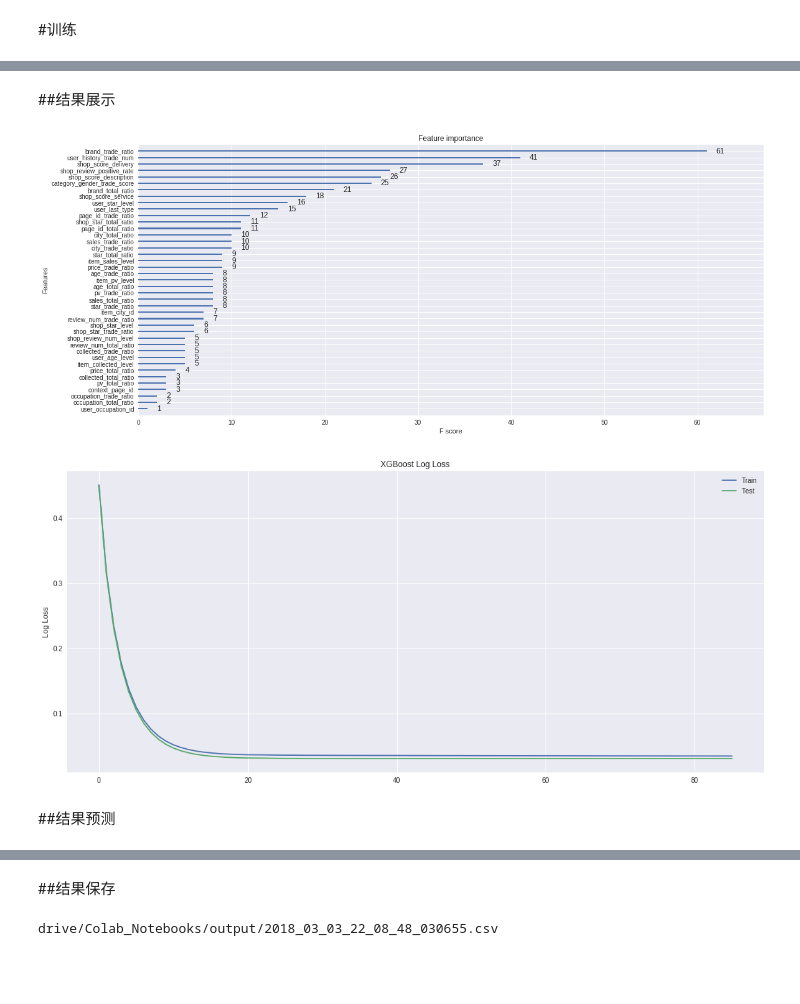
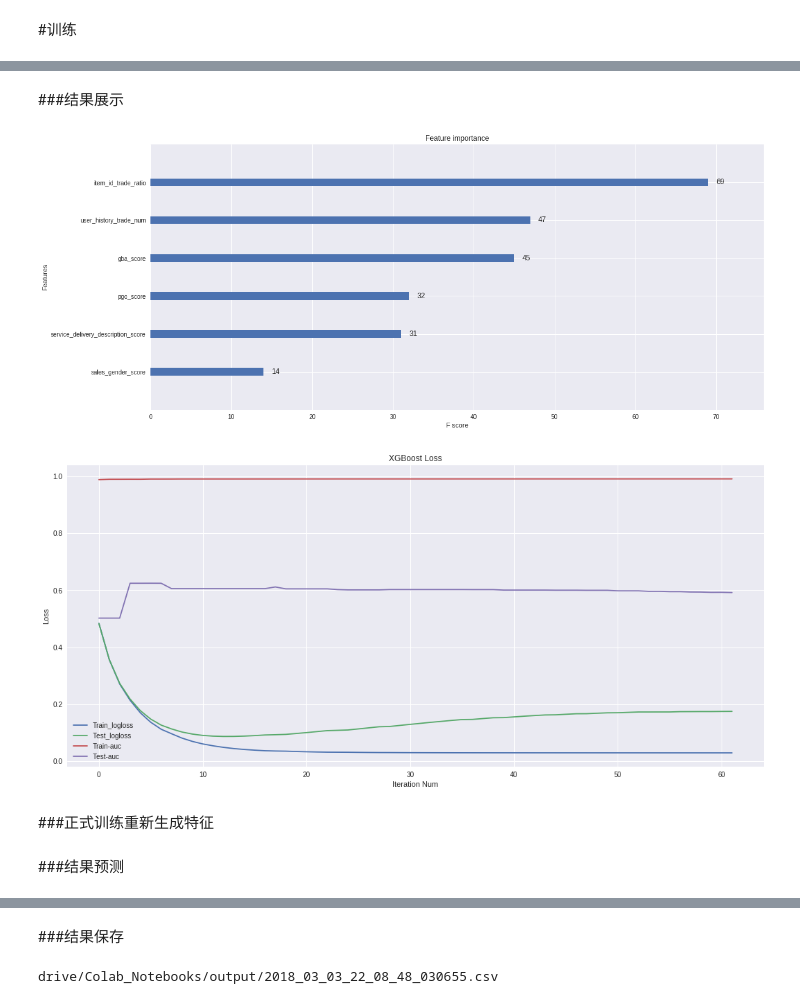
Before and after one commit to J-CIC/Tianchi_IJCAI2018, a Jupyter notebook: Tianchi_IJCAI.ipynb, the cells around one changed output, grey strips where cells are left out. Saved outputs shown, nothing was run; the diff lists cells and outputs as text; code cells hidden in the pictures; blank space fills up the shorter version.

```diff
--- a/Tianchi_IJCAI.ipynb
+++ b/Tianchi_IJCAI.ipynb
@@ -53,6 +58,8 @@ train_pd['day']=train_pd.context_timestamp.apply(lambda x:time.strftime("%Y-%m-%
 train_pd['hour']=train_pd.context_timestamp.apply(lambda x:time.strftime("%H",time.localtime(x+3600*8)))
 test_pd['day']=test_pd.context_timestamp.apply(lambda x:time.strftime("%Y-%m-%d",time.localtime(x+3600*8)))
 test_pd['hour']=test_pd.context_timestamp.apply(lambda x:time.strftime("%H",time.localtime(x+3600*8)))
+train_pd["hour_period"] = (train_pd["hour"].astype(int)/8).astype(int)
+test_pd["hour_period"] = (test_pd["hour"].astype(int)/8).astype(int)
 #展示列名
 print("columns length:",len(train_pd.columns))
 print("列名：",train_pd.columns)
@@ -569,0 +537,9 @@ if "user_last_type" not in feature_list:
+# %%
+#设定train和test表数据
+def set_service_delivery_description_score(df):
+  df["shop_star_level_score"] = (df["shop_star_level"]-df["shop_star_level"].min())/(df["shop_star_level"].max()-df["shop_star_level"].min())
+  df["shop_review_num_level_score"] = (df["shop_review_num_level"]-df["shop_review_num_level"].min())/(df["shop_review_num_level"].max()-df["shop_review_num_level"].min())
+  df["service_delivery_description_score"] = df["shop_score_service"]*df["shop_score_delivery"]*df["shop_score_description"]*\
+  df["shop_review_num_level_score"]*df["shop_review_positive_rate"]*df["shop_star_level_score"]
+
+  return df
@@ -569,0 +549,14 @@ if "user_last_type" not in feature_list:
+# %%
+def get_sales_gender_score(df):
+  temp_pd = df[["is_trade","user_gender_id","item_sales_level"]].copy()#返回的DataFrame
+  ret = temp_pd.groupby(["user_gender_id","item_sales_level"]).sum()
+  ret["sales_gender_score"] = (ret["is_trade"]-ret["is_trade"].min())/(ret["is_trade"].max()-ret["is_trade"].min())#归一化
+  ret = ret.reset_index()
+  ret.set_index(["user_gender_id","item_sales_level"],inplace=True,drop=False)
+  return ret
+#设定train和test表数据
+def set_sales_gender_score(df,score_table):
+  ret = df[["instance_id","user_gender_id","item_sales_level"]].copy()
+  ret = pd.merge(ret,score_table,on=["user_gender_id","item_sales_level"],how="left").fillna(0)[["instance_id","sales_gender_score"]].copy()
+  df = pd.merge(df,ret,on="instance_id",how="left")
+  return df
@@ -574,12 +758,12 @@ if "user_last_type" not in feature_list:
 # %%
 #alpha 30, lambda 15, gamma 2
 param = {}
-param["eta"] = 0.3
+param["eta"] = 0.25
 param["min_child_weight"] = 1
 param["max_depth"] = 3
-# param["lambda"] = 15 #控制模型复杂度的权重值的L2正则化项参数，参数越大，模型越不容易过拟合。 默认1
-param["alpha"] = 5 #控制模型复杂程度的权重值的 L1 正则项参数，参数值越大，模型越不容易过拟合。 默认0
-param["gamma"] = 0.3 # 用于控制是否后剪枝的参数,越大越保守，一般0.1、0.2这样子。
+param["lambda"] = 15 #控制模型复杂度的权重值的L2正则化项参数，参数越大，模型越不容易过拟合。 默认1
+param["alpha"] = 4 #控制模型复杂程度的权重值的 L1 正则项参数，参数值越大，模型越不容易过拟合。 默认0
+param["gamma"] = 1 # 用于控制是否后剪枝的参数,越大越保守，一般0.1、0.2这样子。
 param["subsample"]=0.8
 param["colsample_bytree"]=0.8
 param["objective"] = "binary:logistic"
@@ -624,26 +805,31 @@ Stopping. Best iteration:
 # %% [markdown]
-##结果展示
+###结果展示
 # %%
 from matplotlib import pyplot
 from xgboost import plot_importance
 #plot feature importance
 ax = plot_importance(model,max_num_features=50)
 fig = ax.figure
 fig.set_size_inches(18, 8)
 pyplot.show()
 
 #plot logloss
 epochs = len(eval_result['train']['logloss'])
 x_axis = range(0, epochs)
 fig, ax = pyplot.subplots()
-ax.plot(x_axis, eval_result['train']['logloss'], label='Train')
-ax.plot(x_axis, eval_result['test']['logloss'], label='Test')
+ax.plot(x_axis, eval_result['train']['logloss'], label='Train_logloss')
+ax.plot(x_axis, eval_result['test']['logloss'], label='Test_logloss')
+ax.plot(x_axis, eval_result['train']['auc'], label='Train-auc')
+ax.plot(x_axis, eval_result['test']['auc'], label='Test-auc')
 ax.legend()
 fig = ax.figure
 fig.set_size_inches(18, 8)
-pyplot.ylabel('Log Loss')
-pyplot.title('XGBoost Log Loss')
+pyplot.ylabel('Loss')
+pyplot.xlabel('Iteration Num')
+pyplot.title('XGBoost Loss')
 pyplot.show()
 # %% [output]
-[figure, old version]
+[figure, new version]
-[figure, old version]
+[figure, new version]
+# %% [markdown]
+###正式训练重新生成特征
@@ -650,5 +990,5 @@ pyplot.show()
 # %% [markdown]
-##结果预测
+###结果预测
 # %%
 #总训练集生成
 X = train_pd[feature_list].copy()
@@ -683,7 +1023,7 @@ result = test_pd[["instance_id","predicted_score"]].copy()
 [35]    train-auc:0.987525      train-logloss:0.034225
 [36]    train-auc:0.987532      train-logloss:0.034204
 # %% [markdown]
-##结果保存
+###结果保存
 # %%
 #保存文件
 time_string = time.strftime('%Y_%m_%d_%H_%M_%S',time.localtime(time.time()+8*3600))
```
Also changed, not shown: parts of 59 cells of this notebook.
